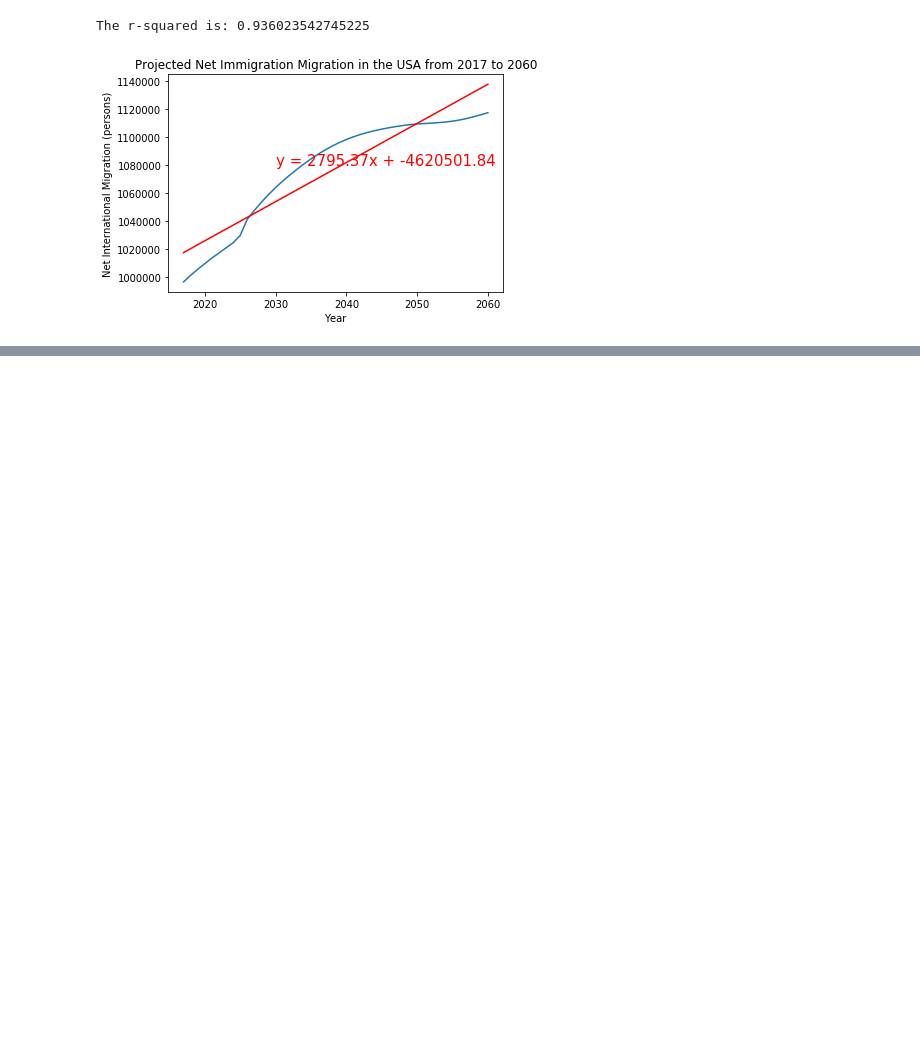
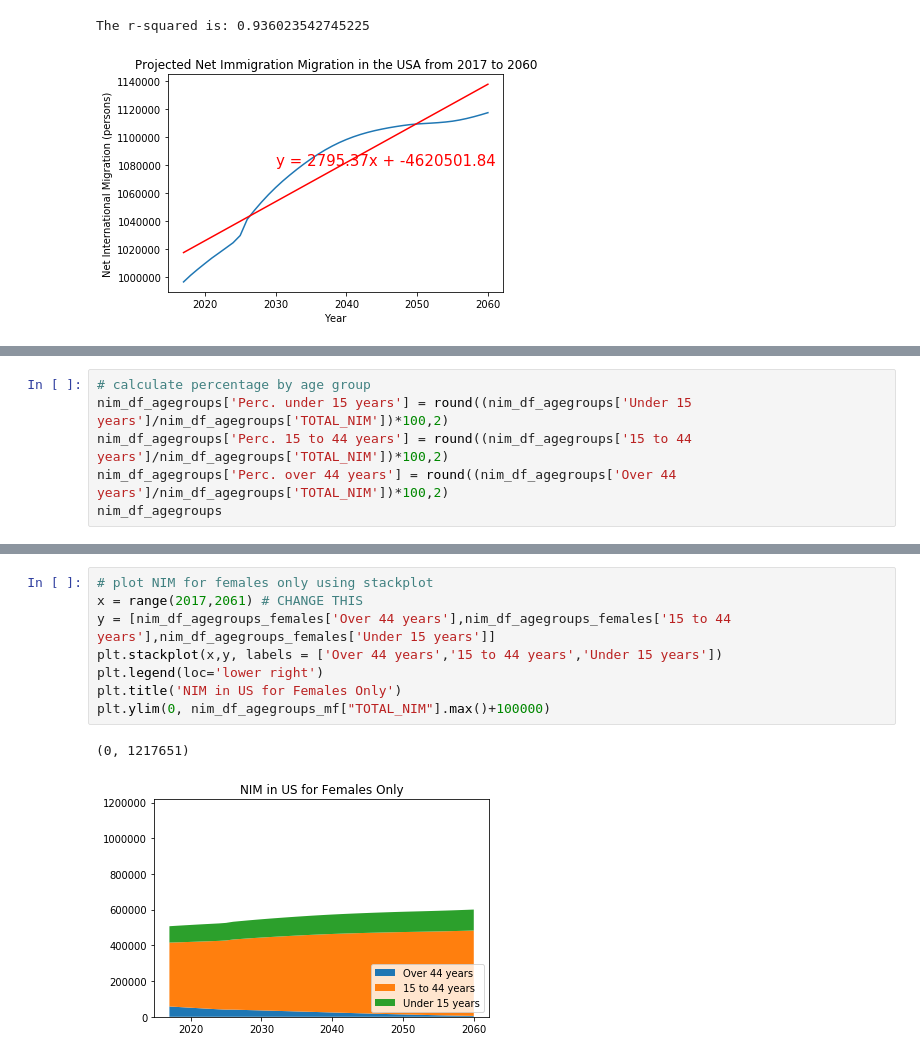
Before and after one commit to plowden/project-1-group-6, a Jupyter notebook: Net International Migration.ipynb, the cells around one changed output, grey strips where cells are left out. Cells and saved outputs as stored; diff of their text form; blank space fills up the shorter version.

Commit message:
age groups and low nim

```diff
--- a/Net International Migration.ipynb
+++ b/Net International Migration.ipynb
@@ -76,0 +129,6 @@ The r-squared is: 0.936023542745225
+# %%
+# calculate percentage by age group
+nim_df_agegroups['Perc. under 15 years'] = round((nim_df_agegroups['Under 15 years']/nim_df_agegroups['TOTAL_NIM'])*100,2)
+nim_df_agegroups['Perc. 15 to 44 years'] = round((nim_df_agegroups['15 to 44 years']/nim_df_agegroups['TOTAL_NIM'])*100,2)
+nim_df_agegroups['Perc. over 44 years'] = round((nim_df_agegroups['Over 44 years']/nim_df_agegroups['TOTAL_NIM'])*100,2)
+nim_df_agegroups
@@ -76,0 +185,11 @@ The r-squared is: 0.936023542745225
+# %%
+# plot NIM for females only using stackplot
+x = range(2017,2061) # CHANGE THIS
+y = [nim_df_agegroups_females['Over 44 years'],nim_df_agegroups_females['15 to 44 years'],nim_df_agegroups_females['Under 15 years']]
+plt.stackplot(x,y, labels = ['Over 44 years','15 to 44 years','Under 15 years'])
+plt.legend(loc='lower right')
+plt.title('NIM in US for Females Only')
+plt.ylim(0, nim_df_agegroups_mf["TOTAL_NIM"].max()+100000)
+# %% [output]
+(0, 1217651)
+[figure, added]
```
Also changed, not shown: parts of 16 cells of this notebook.
